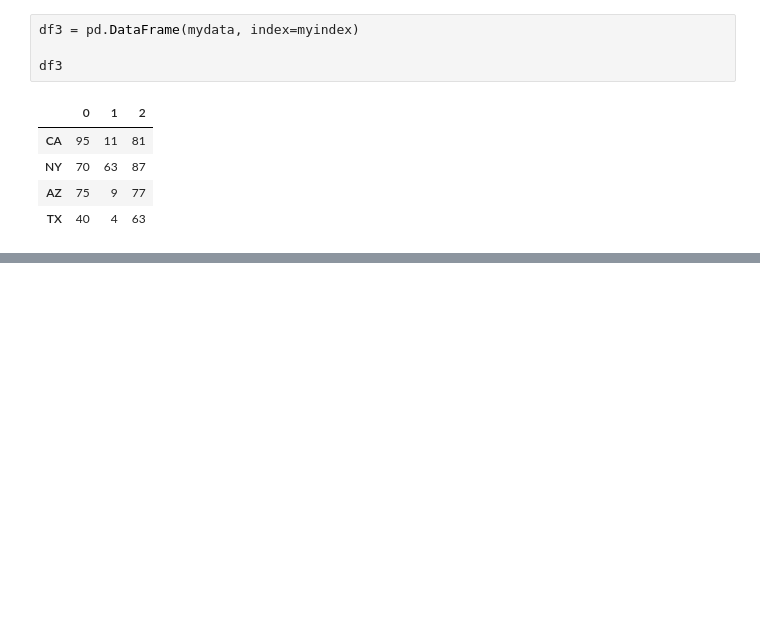
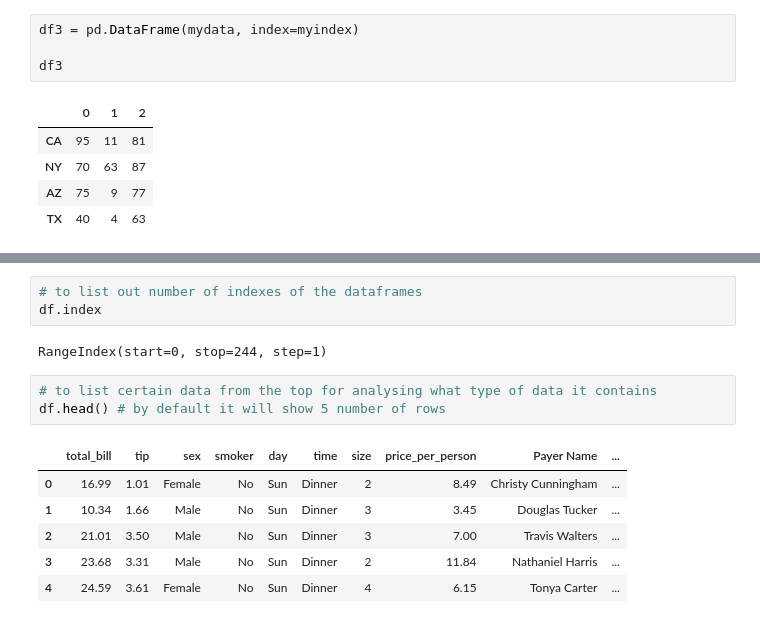
Before and after one commit to ayushgupta-repo/DATA_SCIENCE, a Jupyter notebook: 05_pandas/video_4.ipynb, the cells around one changed output, grey strips where cells are left out. Cells and saved outputs as stored; diff of their text form; blank space fills up the shorter version.

```diff
--- a/05_pandas/video_4.ipynb
+++ b/05_pandas/video_4.ipynb
@@ -107,0 +117,15 @@ df3
+# %%
+# to list out number of indexes of the dataframes
+df.index
+# %% [output]
+RangeIndex(start=0, stop=244, step=1)
+# %%
+# to list certain data from the top for analysing what type of data it contains
+df.head() # by default it will show 5 number of rows
+# %% [output]
+|  | total_bill | tip | sex | smoker | day | time | size | price_per_person | Payer Name | ... |
+| 0 | 16.99 | 1.01 | Female | No | Sun | Dinner | 2 | 8.49 | Christy Cunningham | ... |
+| 1 | 10.34 | 1.66 | Male | No | Sun | Dinner | 3 | 3.45 | Douglas Tucker | ... |
+| 2 | 21.01 | 3.50 | Male | No | Sun | Dinner | 3 | 7.00 | Travis Walters | ... |
+| 3 | 23.68 | 3.31 | Male | No | Sun | Dinner | 2 | 11.84 | Nathaniel Harris | ... |
+| 4 | 24.59 | 3.61 | Female | No | Sun | Dinner | 4 | 6.15 | Tonya Carter | ... |
```
Also changed, not shown: parts of 9 cells of this notebook.
